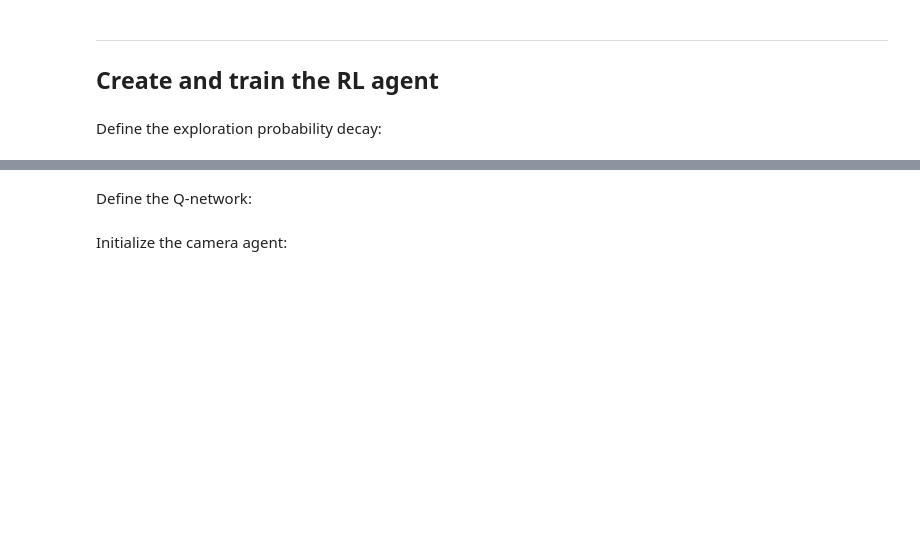
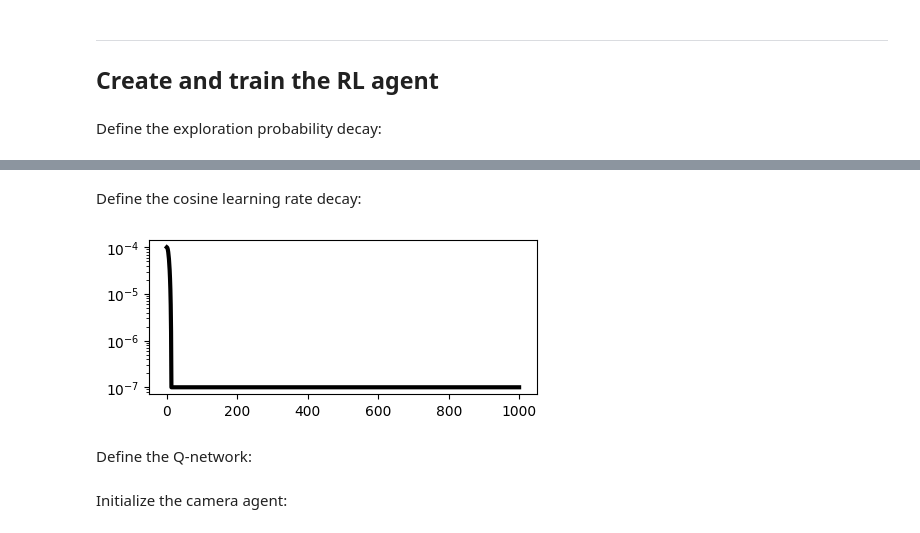
Before and after one commit to kamilazdybal/pykitPIV, a Jupyter notebook: jupyter-notebooks/demo-pykitPIV-12-RL-find-sources-and-sinks.ipynb, the cells around one changed output, grey strips where cells are left out. Drawn from its saved outputs; the diff is of its cells as text; code cells hidden in the pictures; blank space fills up the shorter version.

```diff
--- a/jupyter-notebooks/demo-pykitPIV-12-RL-find-sources-and-sinks.ipynb
+++ b/jupyter-notebooks/demo-pykitPIV-12-RL-find-sources-and-sinks.ipynb
@@ -148,19 +202,20 @@ plt.colorbar()
 
 ## Create and train the RL agent
 # %%
-n_episodes = 10
+n_episodes = 20
 n_iterations = 10
 
 epsilon_start = 0.8
 discount_factor=0.95
 
-batch_size = 128
+batch_size = 256
 memory_size = 10000
 n_epochs = 1
 
 initial_learning_rate = 0.0001
-alpha_lr = 0.0001
+alpha_lr = 0.001
 kernel_initializer = tf.keras.initializers.Ones
+kernel_initializer = tf.keras.initializers.RandomUniform
 
 n_decay_steps = int(n_episodes/1.5)
 # %% [markdown]
@@ -180,3 +237,27 @@ plt.plot(exploration_probabilities, c='k', lw=3);
+# %% [markdown]
+Define the cosine learning rate decay:
+# %%
+def decayed_learning_rate(step, initial_learning_rate, alpha, decay_steps):
+
+    step = np.min([step, decay_steps])
+    cosine_decay = 0.5 * (1 + np.cos(np.pi * step / decay_steps))
+    decayed = (1 - alpha) * cosine_decay + alpha
+
+    return initial_learning_rate * decayed
+# %%
+decayed_learning_rates = []
+
+for i in range(0,1000):
+
+    decayed_learning_rates.append(decayed_learning_rate(i,
+                                                        initial_learning_rate=initial_learning_rate,
+                                                        alpha=alpha_lr,
+                                                        decay_steps=n_decay_steps))
+# %%
+plt.figure(figsize=(5,2))
+plt.semilogy(decayed_learning_rates, c='k', lw=3);
+# %% [output]
+[figure, added]
 # %% [markdown]
 Define the Q-network:
 # %%
```
Also changed, not shown: parts of 26 cells of this notebook, 3 other files.
